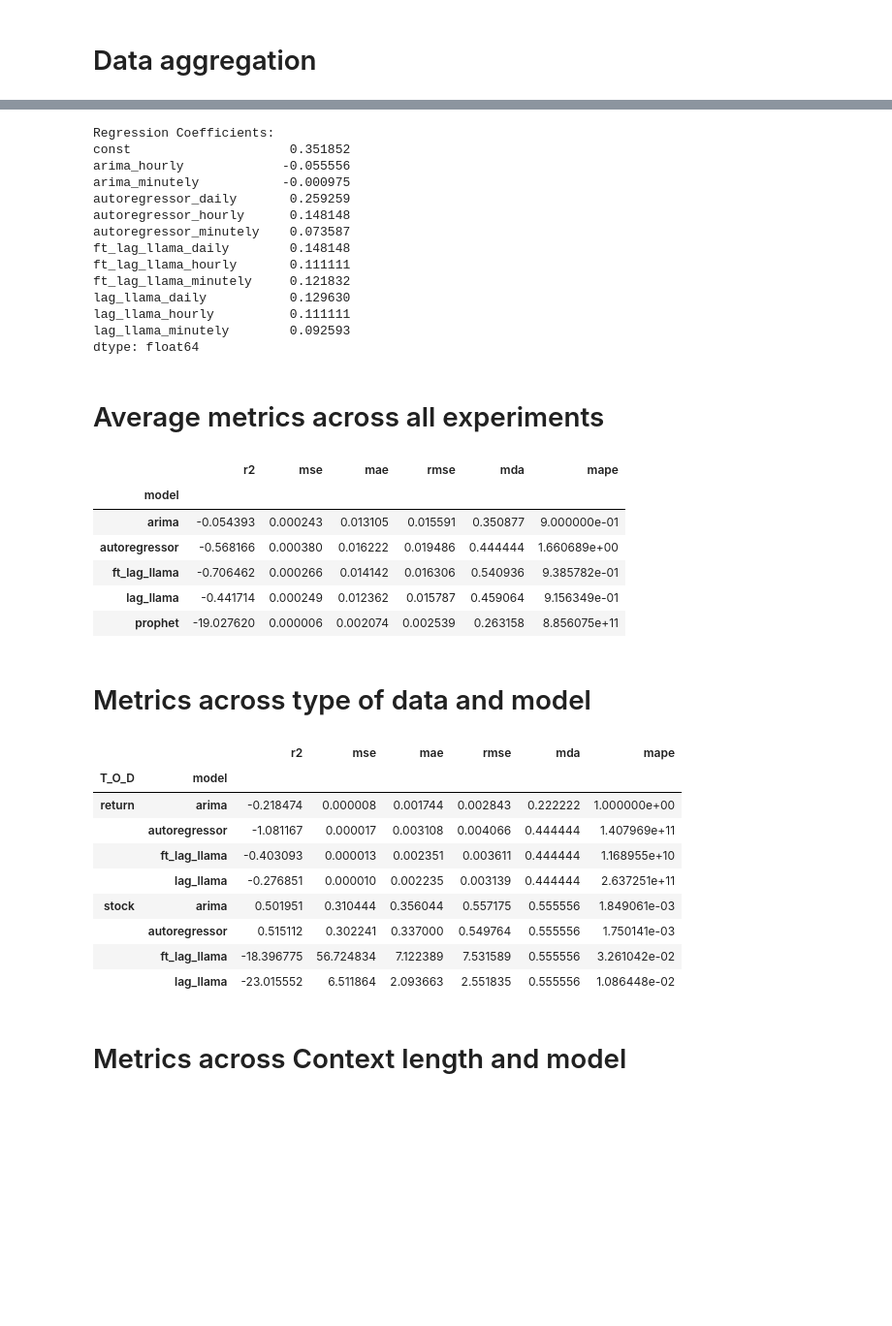
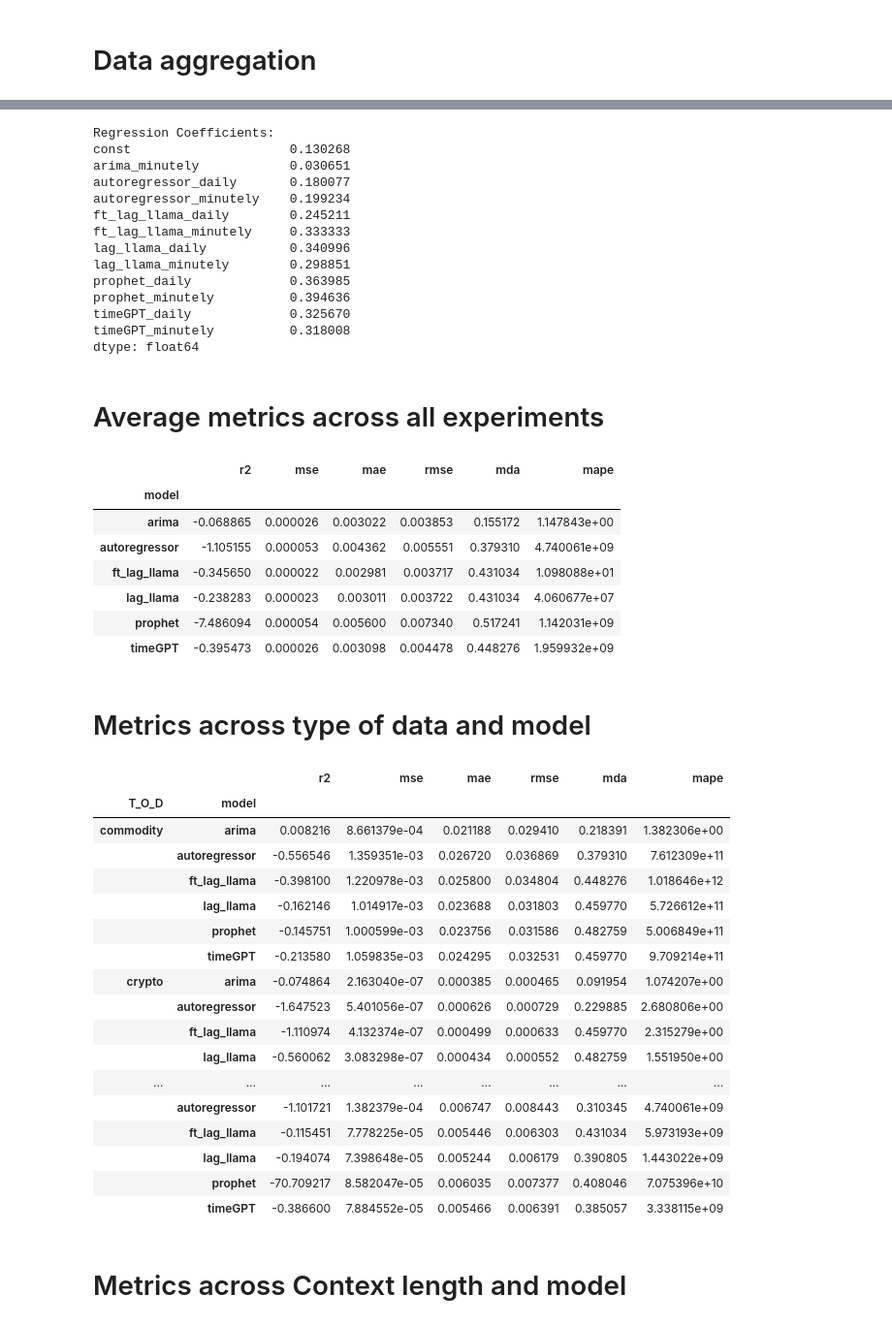
Before and after one commit to filip-topic/Time-Series-Foundation-Models-in-Financial-time-series-prediction, a Jupyter notebook: data_analysis.ipynb, the cells around one changed output, grey strips where cells are left out. Shown at 97% size. Drawn from its saved outputs; the diff is of its cells as text; code cells hidden in the pictures; blank space fills up the shorter version.

```diff
--- a/data_analysis.ipynb
+++ b/data_analysis.ipynb
@@ -49,7 +51,3 @@ aggregated_evaluation.rename(columns={"Unnamed: 0" : "model"}, inplace=True)
-# %%
-pd.set_option('display.max_rows', None)
-# %%
-aggregated_evaluation = aggregated_evaluation[aggregated_evaluation["model"] != "prophet"]
 # %%
 aggregated_evaluation
 # %% [output]
@@ -73,5 +67,10 @@ aggregated_evaluation
 # %%
+# runs linear regression on the aggregated results and prints out coefficients
+
 import statsmodels.api as sm
+
+metric = "mda"
+group = ["model", "FR"]
 
 def perform_linear_regression(df, target_col, explanatory_cols):
     # Extract the target variable
@@ -96,21 +95,21 @@ def perform_linear_regression(df, target_col, explanatory_cols):
     print("Regression Coefficients:")
     print(model.params)
 
-perform_linear_regression(aggregated_evaluation, "mda", ["model", "FR"])
+perform_linear_regression(aggregated_evaluation, metric, group)
 # %% [output]
 Regression Coefficients:
-const                     0.351852
-arima_hourly             -0.055556
-arima_minutely           -0.000975
-autoregressor_daily       0.259259
-autoregressor_hourly      0.148148
-autoregressor_minutely    0.073587
-ft_lag_llama_daily        0.148148
-ft_lag_llama_hourly       0.111111
-ft_lag_llama_minutely     0.121832
-lag_llama_daily           0.129630
-lag_llama_hourly          0.111111
-lag_llama_minutely        0.092593
+const                     0.130268
+arima_minutely            0.030651
+autoregressor_daily       0.180077
+autoregressor_minutely    0.199234
+ft_lag_llama_daily        0.245211
+ft_lag_llama_minutely     0.333333
+lag_llama_daily           0.340996
+lag_llama_minutely        0.298851
+prophet_daily             0.363985
+prophet_minutely          0.394636
+timeGPT_daily             0.325670
+timeGPT_minutely          0.318008
 dtype: float64
 # %% [markdown]
 # Average metrics across all experiments
@@ -121,8 +120,9 @@ aggregated_evaluation[metrics].groupby(group).median()
 # %% [output]
 |  | r2 | mse | mae | rmse | mda | mape |
 | model |  |  |  |  |  |  |
-| arima | -0.054393 | 0.000243 | 0.013105 | 0.015591 | 0.350877 | 9.000000e-01 |
-| autoregressor | -0.568166 | 0.000380 | 0.016222 | 0.019486 | 0.444444 | 1.660689e+00 |
-| ft_lag_llama | -0.706462 | 0.000266 | 0.014142 | 0.016306 | 0.540936 | 9.385782e-01 |
-| lag_llama | -0.441714 | 0.000249 | 0.012362 | 0.015787 | 0.459064 | 9.156349e-01 |
-| prophet | -19.027620 | 0.000006 | 0.002074 | 0.002539 | 0.263158 | 8.856075e+11 |
+| arima | -0.068865 | 0.000026 | 0.003022 | 0.003853 | 0.155172 | 1.147843e+00 |
+| autoregressor | -1.105155 | 0.000053 | 0.004362 | 0.005551 | 0.379310 | 4.740061e+09 |
+| ft_lag_llama | -0.345650 | 0.000022 | 0.002981 | 0.003717 | 0.431034 | 1.098088e+01 |
+| lag_llama | -0.238283 | 0.000023 | 0.003011 | 0.003722 | 0.431034 | 4.060677e+07 |
+| prophet | -7.486094 | 0.000054 | 0.005600 | 0.007340 | 0.517241 | 1.142031e+09 |
+| timeGPT | -0.395473 | 0.000026 | 0.003098 | 0.004478 | 0.448276 | 1.959932e+09 |
@@ -135,18 +131,26 @@ r.to_csv("aggregated_results.csv")
 # %%
 metrics = ["r2", "mse", "mae", "rmse", "mda", "mape", "model", "T_O_D"]
 group = ["T_O_D", "model"]
-aggregated_evaluation[metrics].groupby(group).median()
+aggregated_evaluation[metrics].groupby(group).mean()
 # %% [output]
 |  |  | r2 | mse | mae | rmse | mda | mape |
 | T_O_D | model |  |  |  |  |  |  |
-| return | arima | -0.218474 | 0.000008 | 0.001744 | 0.002843 | 0.222222 | 1.000000e+00 |
-|  | autoregressor | -1.081167 | 0.000017 | 0.003108 | 0.004066 | 0.444444 | 1.407969e+11 |
-|  | ft_lag_llama | -0.403093 | 0.000013 | 0.002351 | 0.003611 | 0.444444 | 1.168955e+10 |
-|  | lag_llama | -0.276851 | 0.000010 | 0.002235 | 0.003139 | 0.444444 | 2.637251e+11 |
-| stock | arima | 0.501951 | 0.310444 | 0.356044 | 0.557175 | 0.555556 | 1.849061e-03 |
-|  | autoregressor | 0.515112 | 0.302241 | 0.337000 | 0.549764 | 0.555556 | 1.750141e-03 |
-|  | ft_lag_llama | -18.396775 | 56.724834 | 7.122389 | 7.531589 | 0.555556 | 3.261042e-02 |
-|  | lag_llama | -23.015552 | 6.511864 | 2.093663 | 2.551835 | 0.555556 | 1.086448e-02 |
+| commodity | arima | 0.008216 | 8.661379e-04 | 0.021188 | 0.029410 | 0.218391 | 1.382306e+00 |
+|  | autoregressor | -0.556546 | 1.359351e-03 | 0.026720 | 0.036869 | 0.379310 | 7.612309e+11 |
+|  | ft_lag_llama | -0.398100 | 1.220978e-03 | 0.025800 | 0.034804 | 0.448276 | 1.018646e+12 |
+|  | lag_llama | -0.162146 | 1.014917e-03 | 0.023688 | 0.031803 | 0.459770 | 5.726612e+11 |
+|  | prophet | -0.145751 | 1.000599e-03 | 0.023756 | 0.031586 | 0.482759 | 5.006849e+11 |
+|  | timeGPT | -0.213580 | 1.059835e-03 | 0.024295 | 0.032531 | 0.459770 | 9.709214e+11 |
+| crypto | arima | -0.074864 | 2.163040e-07 | 0.000385 | 0.000465 | 0.091954 | 1.074207e+00 |
+|  | autoregressor | -1.647523 | 5.401056e-07 | 0.000626 | 0.000729 | 0.229885 | 2.680806e+00 |
+|  | ft_lag_llama | -1.110974 | 4.132374e-07 | 0.000499 | 0.000633 | 0.459770 | 2.315279e+00 |
+|  | lag_llama | -0.560062 | 3.083298e-07 | 0.000434 | 0.000552 | 0.482759 | 1.551950e+00 |
+| ... | ... | ... | ... | ... | ... | ... | ... |
+|  | autoregressor | -1.101721 | 1.382379e-04 | 0.006747 | 0.008443 | 0.310345 | 4.740061e+09 |
+|  | ft_lag_llama | -0.115451 | 7.778225e-05 | 0.005446 | 0.006303 | 0.431034 | 5.973193e+09 |
+|  | lag_llama | -0.194074 | 7.398648e-05 | 0.005244 | 0.006179 | 0.390805 | 1.443022e+09 |
+|  | prophet | -70.709217 | 8.582047e-05 | 0.006035 | 0.007377 | 0.408046 | 7.075396e+10 |
+|  | timeGPT | -0.386600 | 7.884552e-05 | 0.005466 | 0.006391 | 0.385057 | 3.338115e+09 |
 # %% [markdown]
 # Metrics across Context length and model
 # %%
```
Also changed, not shown: parts of 11 cells of this notebook, 4 other files.
